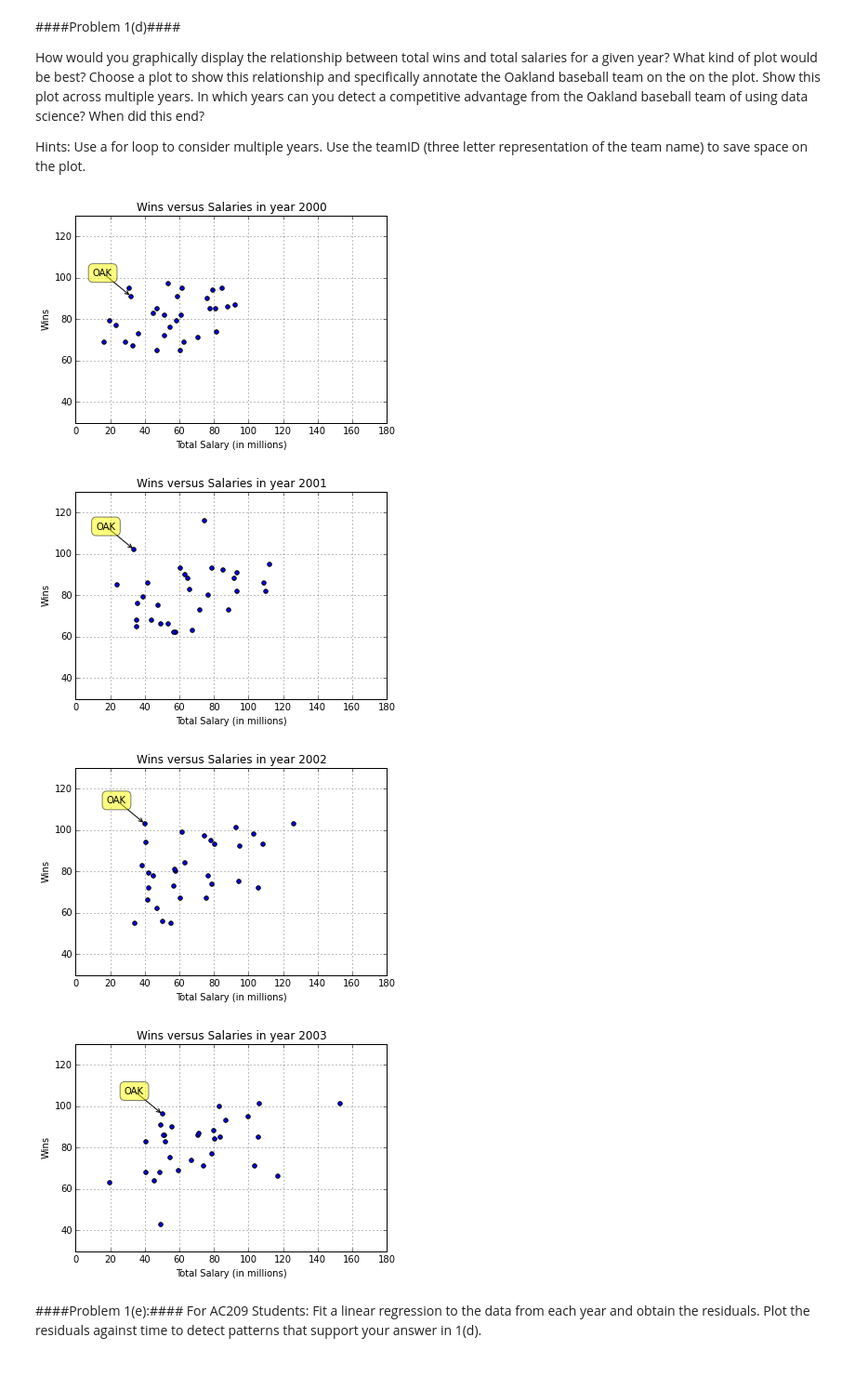
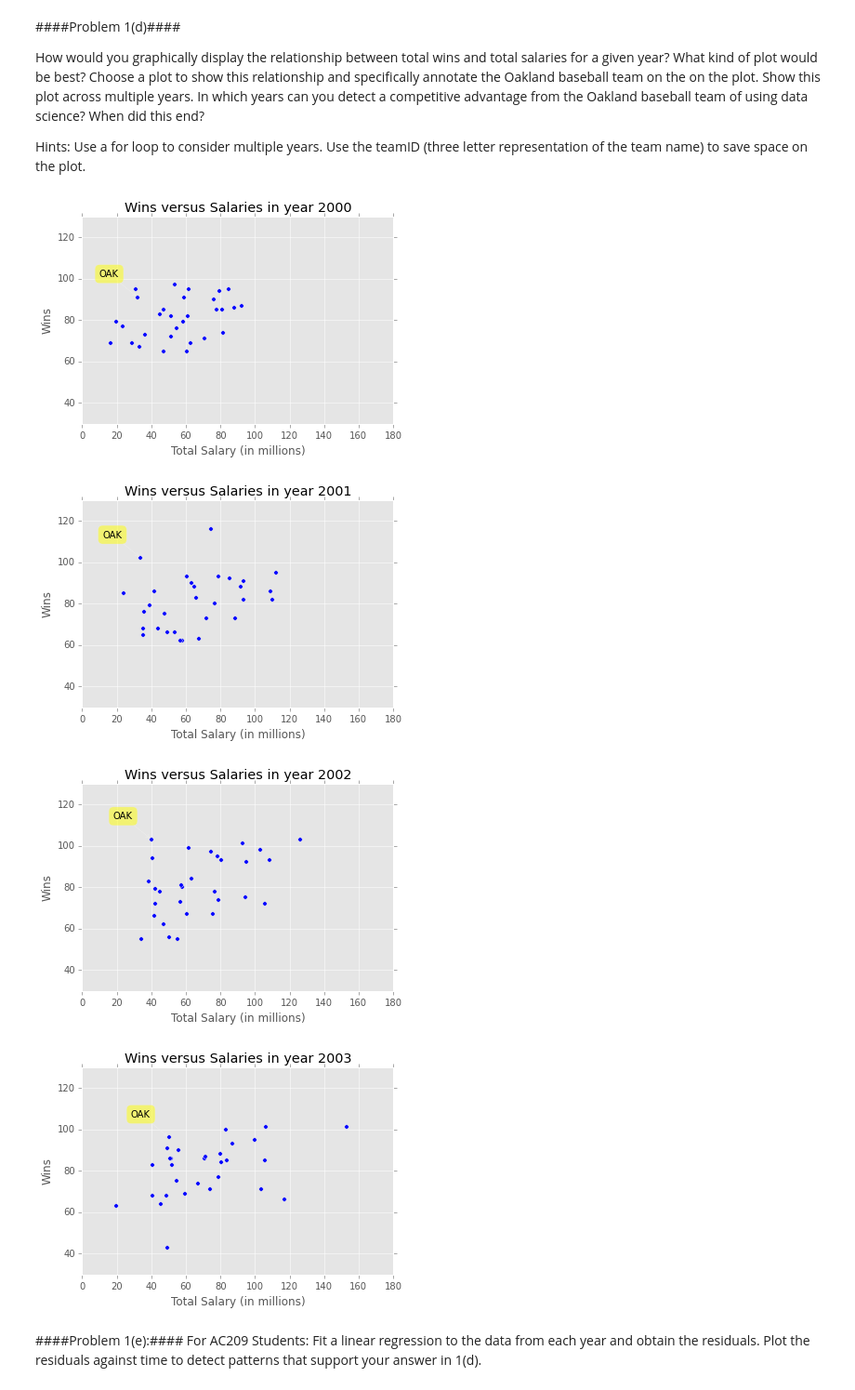
Before and after one commit to rohitx/Harvard_DataScience, a Jupyter notebook: Homework01.ipynb, the cells around one changed output. Shown at 93% size. Cells and saved outputs as stored; diff of their text form; code cells hidden in the pictures.

```diff
--- a/Homework01.ipynb
+++ b/Homework01.ipynb
@@ -28,6 +28,8 @@ c. Create plots and summary statistics for exploratory data analysis such as his
 import numpy as np
 import pandas as pd
 import matplotlib.pyplot as plt
+import matplotlib
+matplotlib.style.use('ggplot')
 # %% [markdown]
 ##Problem 1##
 
@@ -39,8 +41,8 @@ Load in these CSV files from the Sean Lahman's Baseball Database. For this assig
 # %% [markdown]
 For this assignment, we will use the 'Salaries.csv' and 'Teams.csv' tables. Read these tables into a pandas DataFrame and show the head of each table.
 # %%
-url_sal = 'https://dl.dropboxusercontent.com/u/23725837/2014_data-master/Salaries.csv'
-url_teams = 'https://dl.dropboxusercontent.com/u/23725837/2014_data-master/Teams.csv'
+url_sal = '/Users/rohit/Dropbox/Public/2014_data-master/Salaries.csv'
+url_teams = '/Users/rohit/Dropbox/Public/2014_data-master/Teams.csv'
 
 salaries = pd.read_csv(url_sal)
 
@@ -105,29 +107,28 @@ Hints: Use a for loop to consider multiple years. Use the teamID (three letter r
 # %%
 teamName = 'OAK'
 years = np.arange(2000, 2004)
 
 for yr in years:
     df = df_join[df_join['yearID'] == yr]
     plt.scatter(df['salary'] / 1e6, df['W'])
     plt.title('Wins versus Salaries in year ' + str(yr))
     plt.xlabel('Total Salary (in millions)')
     plt.ylabel('Wins')
     plt.xlim(0, 180)
     plt.ylim(30, 130)
-    plt.grid()
     plt.annotate(teamName,
         xy = (df['salary'][df['teamID'] == teamName] / 1e6,  df['W'][df['teamID'] == teamName]),
         xytext = (-20, 20), textcoords = 'offset points', ha = 'right', va = 'bottom',
         bbox = dict(boxstyle = 'round,pad=0.5', fc = 'yellow', alpha = 0.5),
         arrowprops = dict(arrowstyle = '->', facecolor = 'black' , connectionstyle = 'arc3,rad=0'))
 
 
     plt.show()
 # %% [output]
-[figure, old version]
+[figure, new version]
-[figure, old version]
+[figure, new version]
-[figure, old version]
+[figure, new version]
-[figure, old version]
+[figure, new version]
 # %% [markdown]
 ####Problem 1(e):####
 For AC209 Students: Fit a linear regression to the data from each year and obtain the residuals. Plot the residuals against time to detect patterns that support your answer in 1(d).
```
Also changed, not shown: parts of 7 cells of this notebook.
